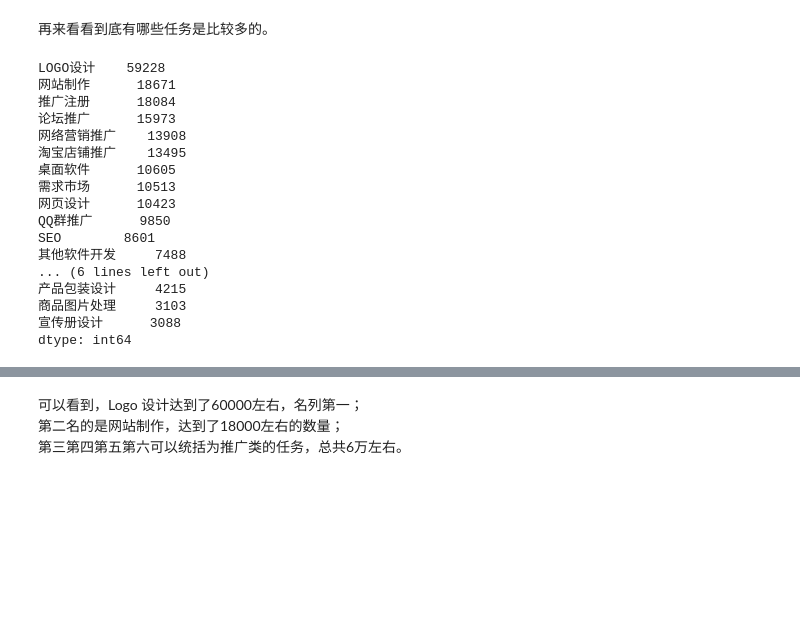
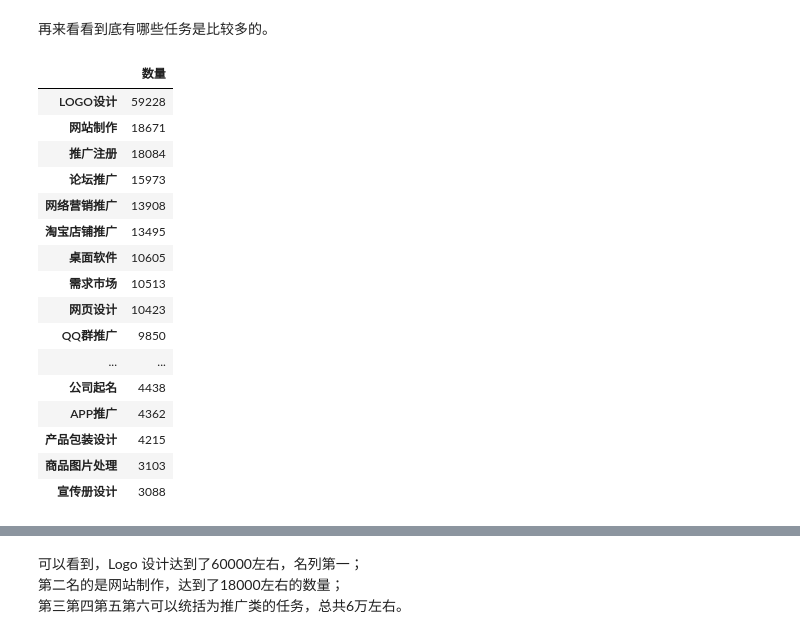
Before and after one commit to Databingo/Databingo, a Jupyter notebook: DataBookingStep2.ipynb, the cells around one changed output, grey strips where cells are left out. Saved outputs shown, nothing was run; the diff lists cells and outputs as text; code cells hidden in the pictures; blank space fills up the shorter version.

```diff
--- a/DataBookingStep2.ipynb
+++ b/DataBookingStep2.ipynb
@@ -141,24 +129,26 @@ plt.legend((u'任务数量',), loc='upper right',prop=zhfont2)#设定图素标
 # %% [markdown]
 再来看看到底有哪些任务是比较多的。
 # %%
-df.iloc[:,9].value_counts().iloc[1:22]
+dutyNumber = df.iloc[:,9].value_counts().iloc[1:22]
+dno = pd.DataFrame(dutyNumber, columns=['数量'])
+dno
 # %% [output]
-LOGO设计    59228
-网站制作      18671
-推广注册      18084
-论坛推广      15973
-网络营销推广    13908
-淘宝店铺推广    13495
-桌面软件      10605
-需求市场      10513
-网页设计      10423
-QQ群推广      9850
-SEO        8601
-其他软件开发     7488
-... (6 lines left out)
-产品包装设计     4215
-商品图片处理     3103
-宣传册设计      3088
-dtype: int64
+|  | 数量 |
+| LOGO设计 | 59228 |
+| 网站制作 | 18671 |
+| 推广注册 | 18084 |
+| 论坛推广 | 15973 |
+| 网络营销推广 | 13908 |
+| 淘宝店铺推广 | 13495 |
+| 桌面软件 | 10605 |
+| 需求市场 | 10513 |
+| 网页设计 | 10423 |
+| QQ群推广 | 9850 |
+| ... | ... |
+| 公司起名 | 4438 |
+| APP推广 | 4362 |
+| 产品包装设计 | 4215 |
+| 商品图片处理 | 3103 |
+| 宣传册设计 | 3088 |
 # %%
 rcParams['savefig.dpi']=100#设定图片的DPI
```
Also changed, not shown: parts of 15 cells of this notebook.
